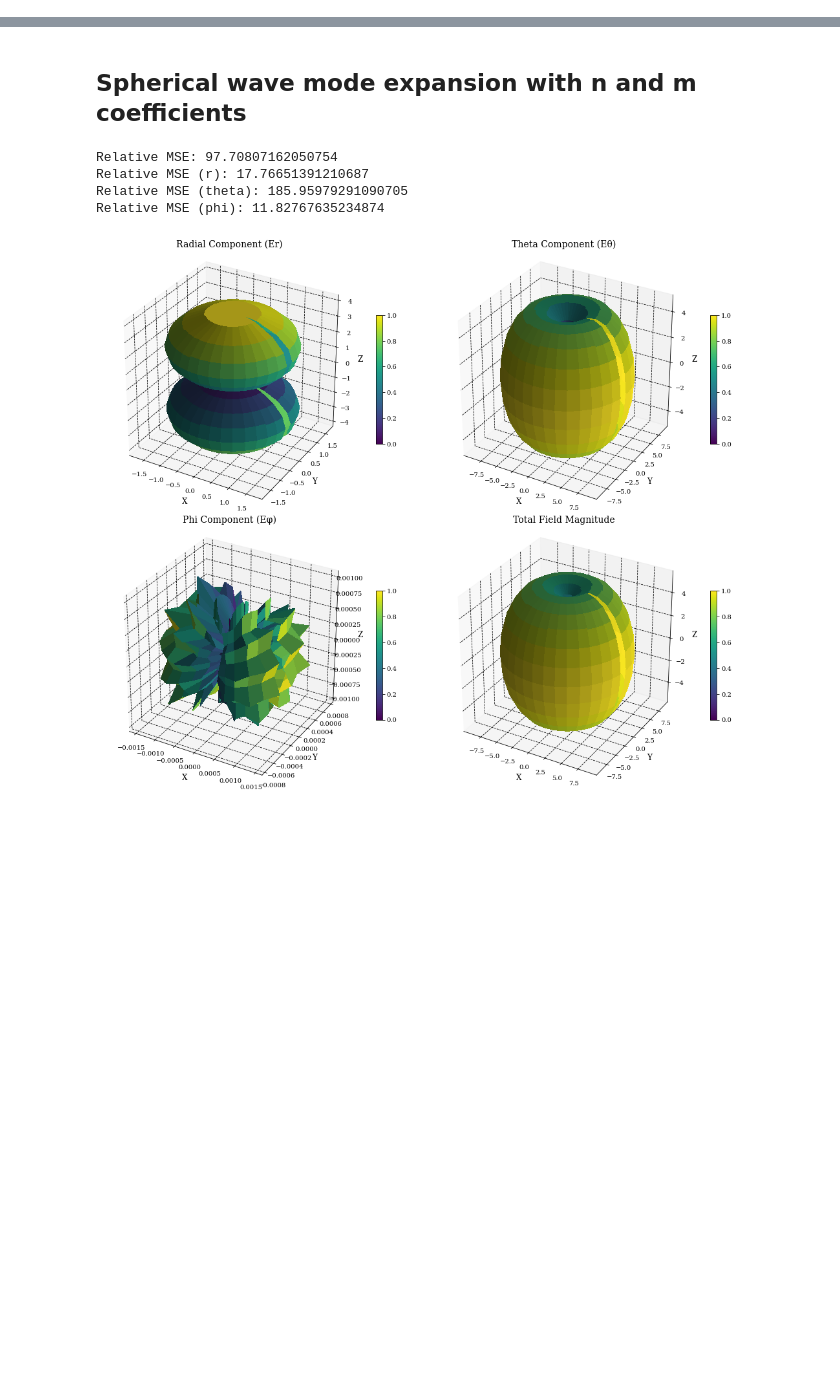
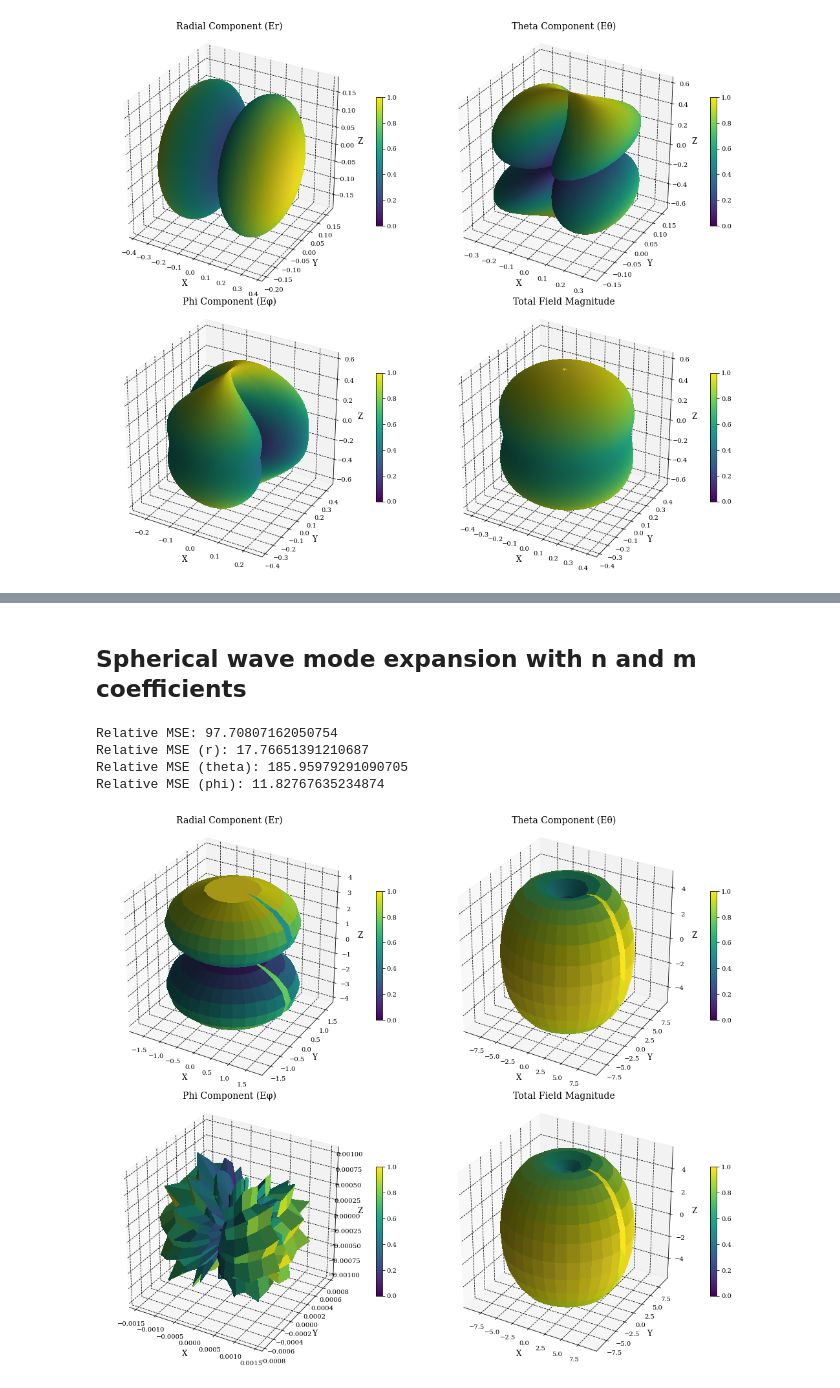
Before and after one commit to JonasThalmeier/Compressive-Sensing-for-Radiation-Patterns, a Jupyter notebook: Code/SBL_on_sim.ipynb, the cells around one changed output, grey strips where cells are left out. Saved outputs shown, nothing was run; the diff lists cells and outputs as text; code cells hidden in the pictures; blank space fills up the shorter version.

```diff
--- a/Code/SBL_on_sim.ipynb
+++ b/Code/SBL_on_sim.ipynb
@@ -13,3 +53,11 @@ r = 50e-3
 f = 2.4e9
 k = 2*np.pi*f/(3e8)
 filename = 'dipole_nearfield_spherical.txt'
+# %%
+r = 0.0625
+filename = 'loop_nearfield_spherical.txt'
+Efield = load_nearfield(filename)#, undersampling=10)
+Efield_vec = transform_nearfield_to_vector(Efield)
+plot3D(Efield, Efield.theta, Efield.phi, r)
+# %% [output]
+[figure, added]
```
Also changed, not shown: parts of 9 cells of this notebook, 22 other files.
